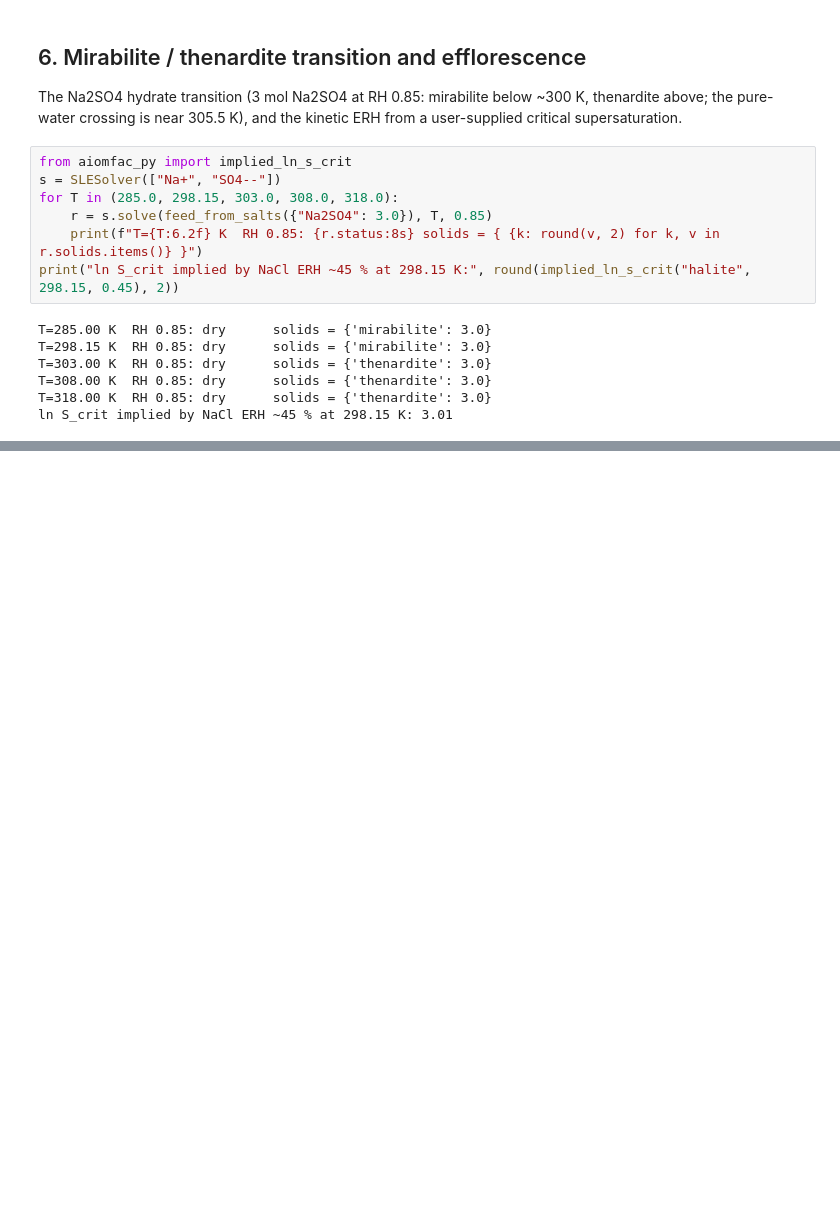
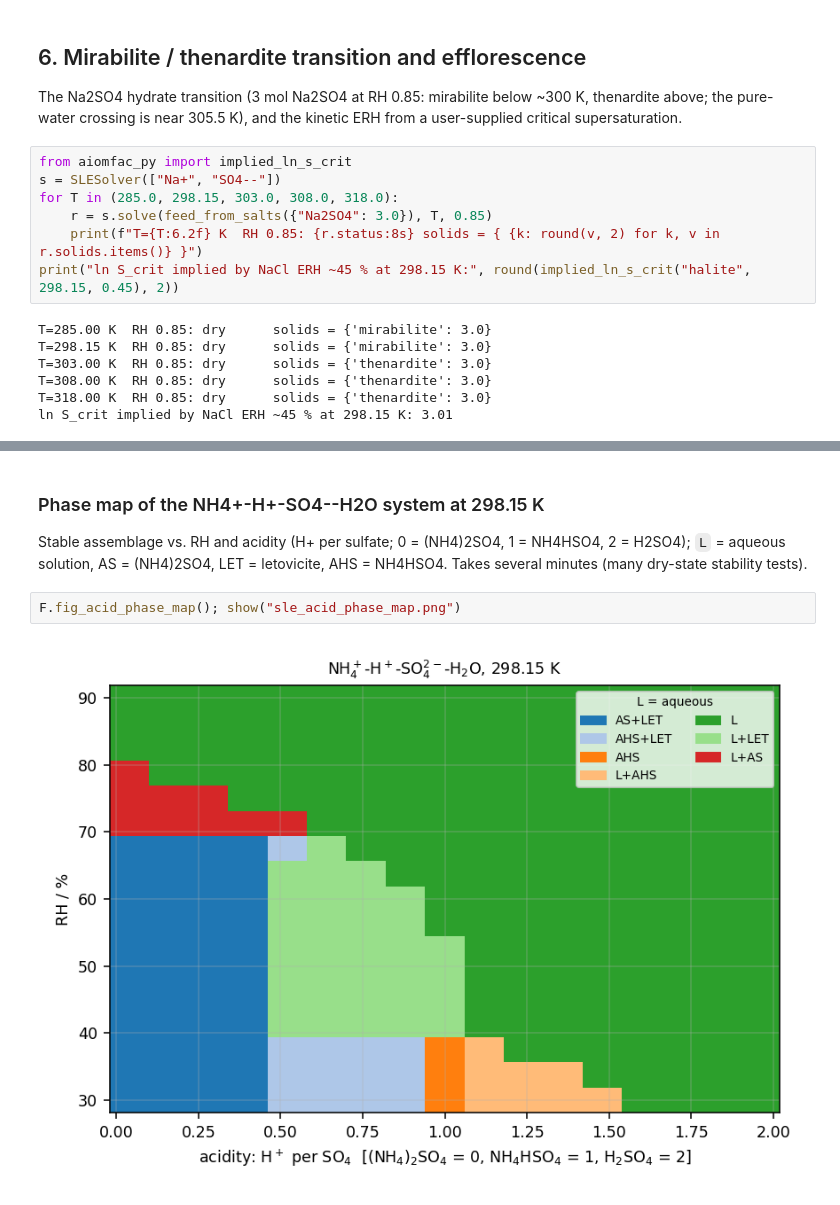
Before and after one commit to SeoulTechPSE/aiomfac-python, a Jupyter notebook: notebooks/06_sle_solver.ipynb, the cells around one changed output, grey strips where cells are left out. Drawn from its saved outputs; the diff is of its cells as text; blank space fills up the shorter version.

```diff
--- a/notebooks/06_sle_solver.ipynb
+++ b/notebooks/06_sle_solver.ipynb
@@ -117,0 +143,9 @@ ln S_crit implied by NaCl ERH ~45 % at 298.15 K: 3.01
+# %% [markdown]
+### Phase map of the NH4+-H+-SO4--H2O system at 298.15 K
+
+Stable assemblage vs. RH and acidity (H+ per sulfate; 0 = (NH4)2SO4, 1 = NH4HSO4, 2 = H2SO4); `L` = aqueous
+solution, AS = (NH4)2SO4, LET = letovicite, AHS = NH4HSO4. Takes several minutes (many dry-state stability tests).
+# %%
+F.fig_acid_phase_map(); show("sle_acid_phase_map.png")
+# %% [output]
+[figure, added]
```
Also changed, not shown: parts of 4 cells of this notebook, 10 other files.
